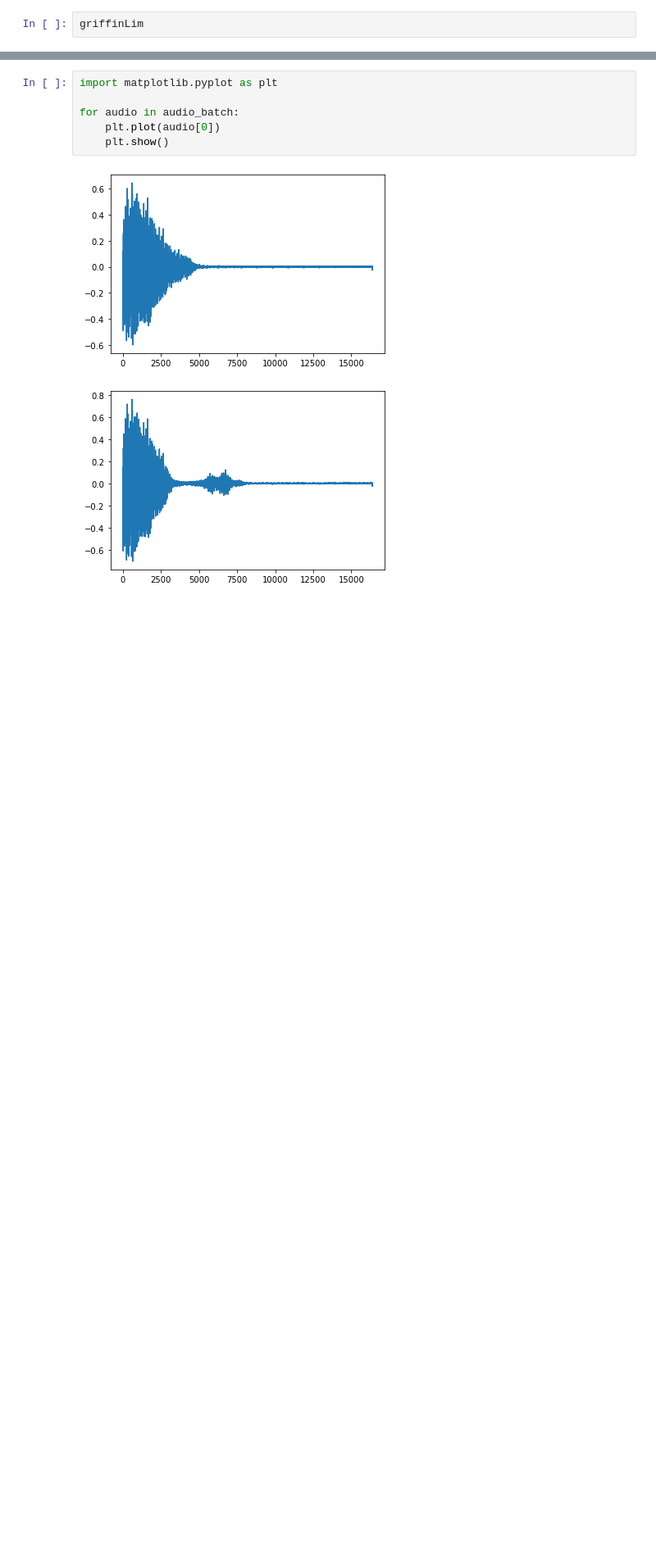
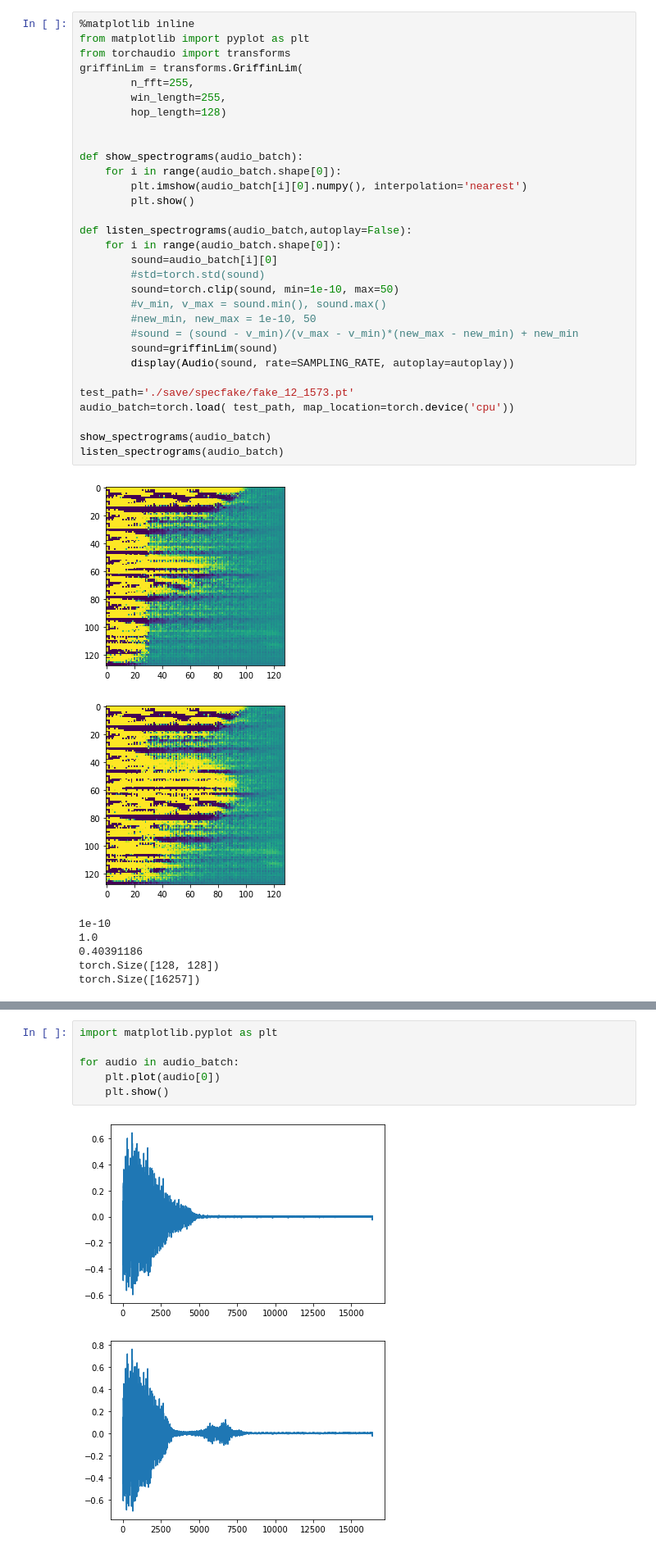
Before and after one commit to ecbme6040/e6691-2022spring-project-WAVE-an3078-bmh2168-gs3160, a Jupyter notebook: Load audio batch.ipynb, the cells around one changed output, grey strips where cells are left out. Shown at 82% size. Cells and saved outputs as stored; diff of their text form; blank space fills up the shorter version.

```diff
--- a/Load audio batch.ipynb
+++ b/Load audio batch.ipynb
@@ -38,2 +10,39 @@ audio_player(audio_batch)
 # %%
-griffinLim
+%matplotlib inline
+from matplotlib import pyplot as plt
+from torchaudio import transforms
+griffinLim = transforms.GriffinLim(
+        n_fft=255,
+        win_length=255,
+        hop_length=128)
+
+
+def show_spectrograms(audio_batch):
+    for i in range(audio_batch.shape[0]):
+        plt.imshow(audio_batch[i][0].numpy(), interpolation='nearest')
+        plt.show()
+
+def listen_spectrograms(audio_batch,autoplay=False):
+    for i in range(audio_batch.shape[0]):
+        sound=audio_batch[i][0]
+        #std=torch.std(sound)
+        sound=torch.clip(sound, min=1e-10, max=50)
+        #v_min, v_max = sound.min(), sound.max()
+        #new_min, new_max = 1e-10, 50
+        #sound = (sound - v_min)/(v_max - v_min)*(new_max - new_min) + new_min
+        sound=griffinLim(sound)
+        display(Audio(sound, rate=SAMPLING_RATE, autoplay=autoplay))
+
+test_path='./save/specfake/fake_12_1573.pt'
+audio_batch=torch.load( test_path, map_location=torch.device('cpu'))
+
+show_spectrograms(audio_batch)
+listen_spectrograms(audio_batch)
+# %% [output]
+[figure, added]
+[figure, added]
+1e-10
+1.0
+0.40391186
+torch.Size([128, 128])
+torch.Size([16257])
```
Also changed, not shown: parts of 6 cells of this notebook, 1 other file.
